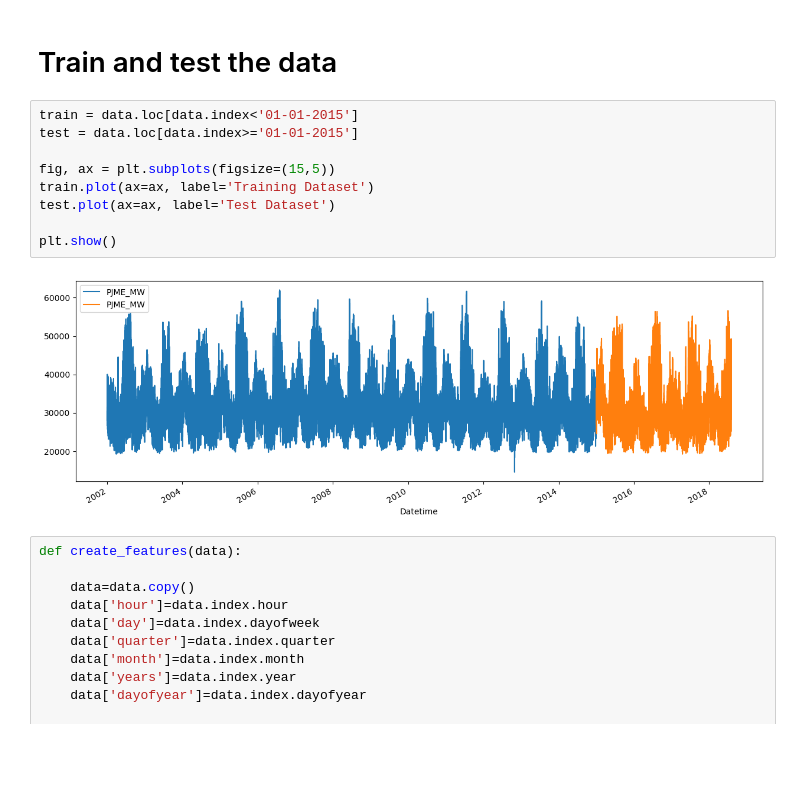
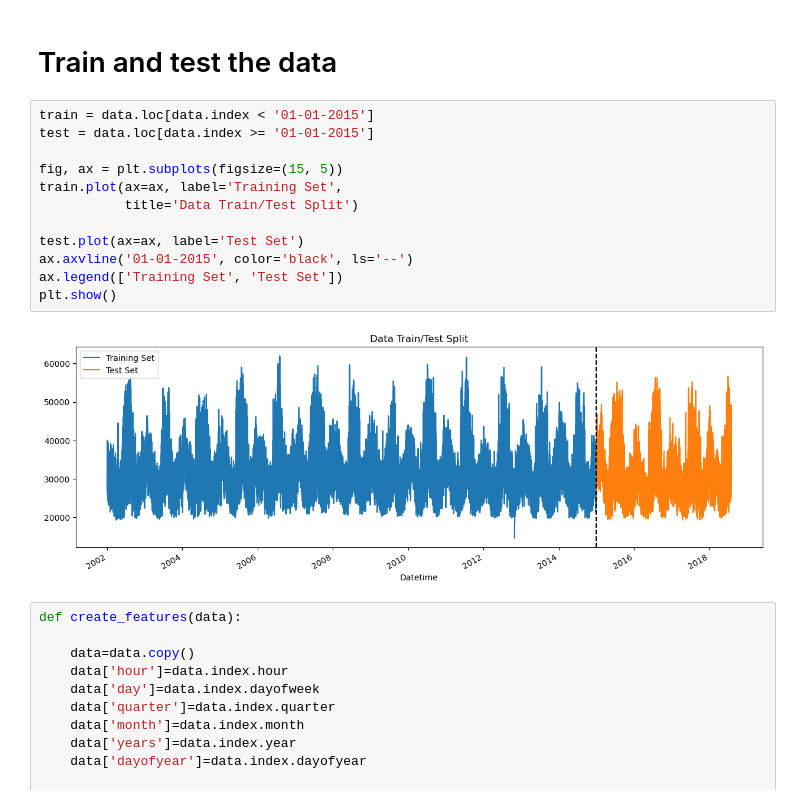
Before and after one commit to ridhimanamdev/Time_Series_Forecasting, a Jupyter notebook: time-series-forecasting.ipynb, the cells around one changed output. Cells and saved outputs as stored; diff of their text form; blank space fills up the shorter version.

```diff
--- a/time-series-forecasting.ipynb
+++ b/time-series-forecasting.ipynb
@@ -74,16 +74,19 @@ plt.show()
 # %% [markdown]
 # Train and test the data
 # %%
-train = data.loc[data.index<'01-01-2015']
-test = data.loc[data.index>='01-01-2015']
+train = data.loc[data.index < '01-01-2015']
+test = data.loc[data.index >= '01-01-2015']
 
-fig, ax = plt.subplots(figsize=(15,5))
-train.plot(ax=ax, label='Training Dataset')
-test.plot(ax=ax, label='Test Dataset')
+fig, ax = plt.subplots(figsize=(15, 5))
+train.plot(ax=ax, label='Training Set',
+           title='Data Train/Test Split')
 
+test.plot(ax=ax, label='Test Set')
+ax.axvline('01-01-2015', color='black', ls='--')
+ax.legend(['Training Set', 'Test Set'])
 plt.show()
 # %% [output]
-[figure, old version]
+[figure, new version]
 # %%
 def create_features(data):
 
```
Also changed, not shown: parts of 5 cells of this notebook.
